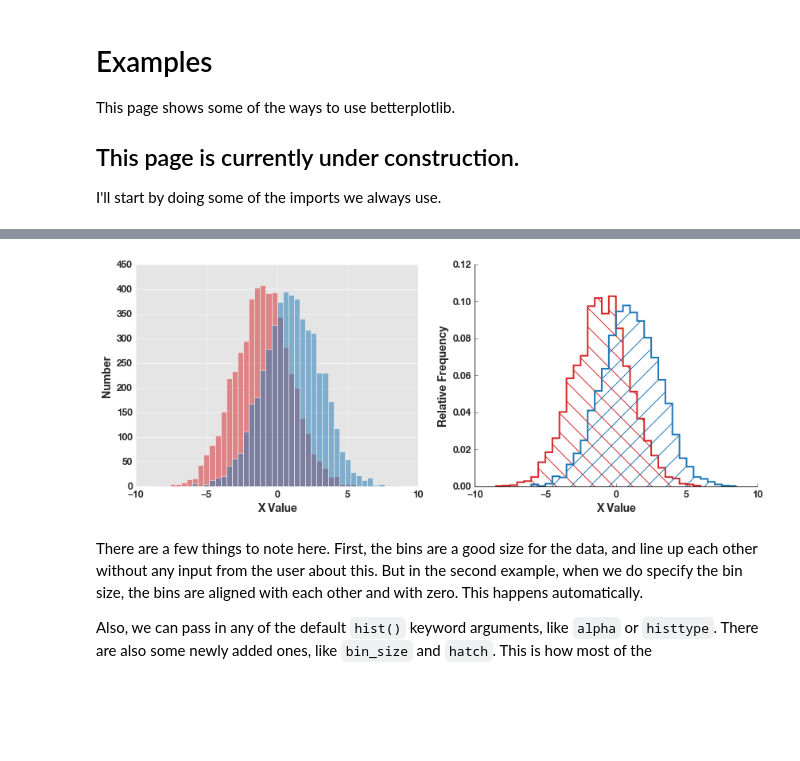
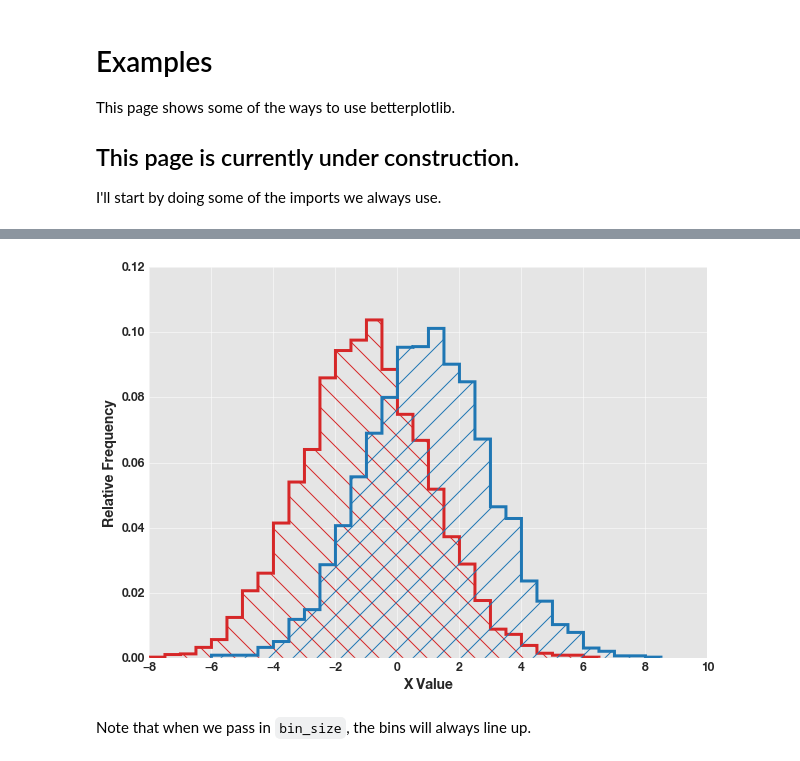
Before and after one commit to gillenbrown/betterplotlib, a Jupyter notebook: docs/examples.ipynb, the cells around one changed output, grey strips where cells are left out. Cells and saved outputs as stored; diff of their text form; code cells hidden in the pictures; blank space fills up the shorter version.

Commit message:
added good histogram example

```diff
--- a/docs/examples.ipynb
+++ b/docs/examples.ipynb
@@ -20,3 +20,17 @@ I'll make a two item histogram, and show some of the ways it can be plotted.
 # %%
 x1 = np.random.normal(-1, 2, 5000)
 x2 = np.random.normal(1, 2, 5000)
+# %%
+fig, [ax1, ax2] = plt.subplots(figsize=[10, 12], nrows=2)
+
+# matplotlib plot
+ax1.hist(x1, alpha=0.5)
+ax1.hist(x2, alpha=0.5)
+ax1.set_xlabel("X Values")
+ax1.set_ylabel("Number")
+ax1.set_title("Matplotlib Default hist()")
+
+# betterplotlib plot
+bpl.hist(x1, alpha=0.5, ax=ax2)
+bpl.hist(x2, alpha=0.5, ax=ax2)
+bpl.add_labels("X Values", "Number", "Betterplotlib Default hist()")
@@ -23,21 +43,10 @@ x2 = np.random.normal(1, 2, 5000)
 # %%
-fig, [ax1, ax2] = plt.subplots(figsize=[14, 5], ncols=2)
+bpl.hist(x1, rel_freq=True, histtype="step", bin_size=0.5, lw=3, hatch="\\")
+bpl.hist(x2, rel_freq=True, histtype="step", bin_size=0.5, lw=3, hatch= "/")
 
-bpl.make_ax_dark(ax1)
-
-bpl.hist(x1, alpha=0.5, ax=ax1)
-bpl.hist(x2, alpha=0.5, ax=ax1)
-
-bpl.hist(x1, rel_freq=True, histtype="step", bin_size=0.5, lw=2, hatch="\\", ax=ax2)
-bpl.hist(x2, rel_freq=True, histtype="step", bin_size=0.5, lw=2, hatch= "/", ax=ax2)
-
-bpl.remove_spines(["top", "right"], ax=ax2)
-
-bpl.add_labels("X Value", "Number", ax=ax1)
-bpl.add_labels("X Value", "Relative Frequency", ax=ax2)
+bpl.make_ax_dark()
+bpl.add_labels("X Value", "Relative Frequency")
 # %% [output]
-[figure, old version]
+[figure, new version]
-# %% [markdown]
-There are a few things to note here. First, the bins are a good size for the data, and line up each other without any input from the user about this. But in the second example, when we do specify the bin size, the bins are aligned with each other and with zero. This happens automatically.
-
-Also, we can pass in any of the default `hist()` keyword arguments, like `alpha` or `histtype`. There are also some newly added ones, like `bin_size` and `hatch`. This is how most of the
+# %% [markdown]
+Note that when we pass in `bin_size`, the bins will always line up.
```
Also changed, not shown: parts of 4 cells of this notebook.
